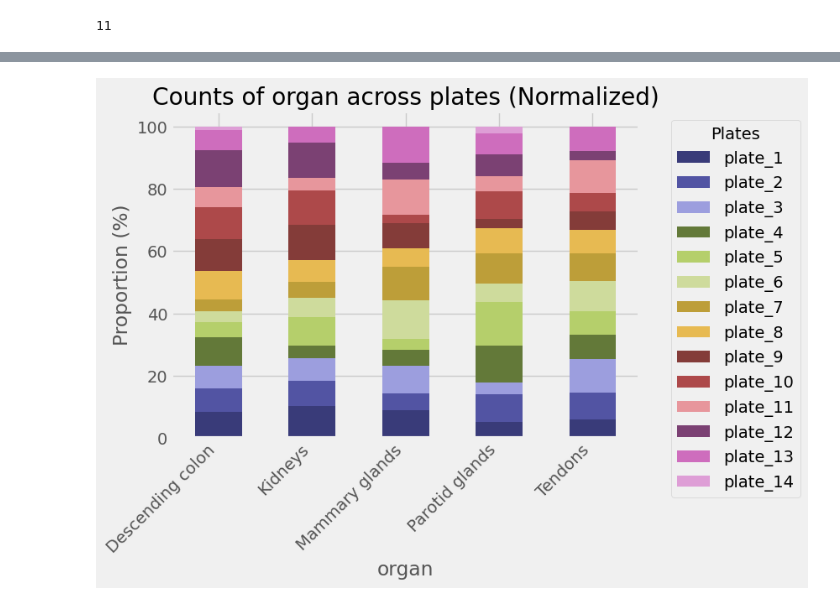
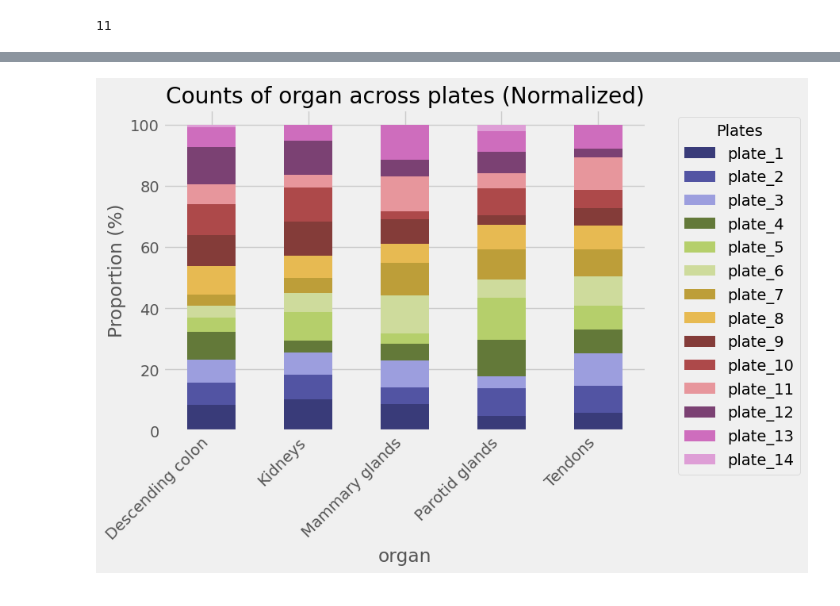
Before and after one commit to ssi-dk/CD-MRG-PlatePlanner, a Jupyter notebook: src/plate_planner/test.ipynb, the cells around one changed output, grey strips where cells are left out. Saved outputs shown, nothing was run; the diff lists cells and outputs as text; code cells hidden in the pictures.

```diff
--- a/src/plate_planner/test.ipynb
+++ b/src/plate_planner/test.ipynb
@@ -173,4 +180,6 @@ fig = study_with_qc[-2].as_figure(
 # %%
-fig = study_with_qc.plot_attribute_plate_distributions(attribute="organ", normalize=True)
+fig = study_with_qc.plot_attribute_plate_distributions(attribute="organ", normalize=True, plt_style="fivethirtyeight")
+fig.set_size_inches(w=7, h=5)
+fig.savefig("study_attribute_plate_distribution_example.png",  transparent=True, bbox_inches='tight')
 # %% [output]
-[figure, old version]
+[figure, new version]
```
Also changed, not shown: parts of 4 cells of this notebook.
